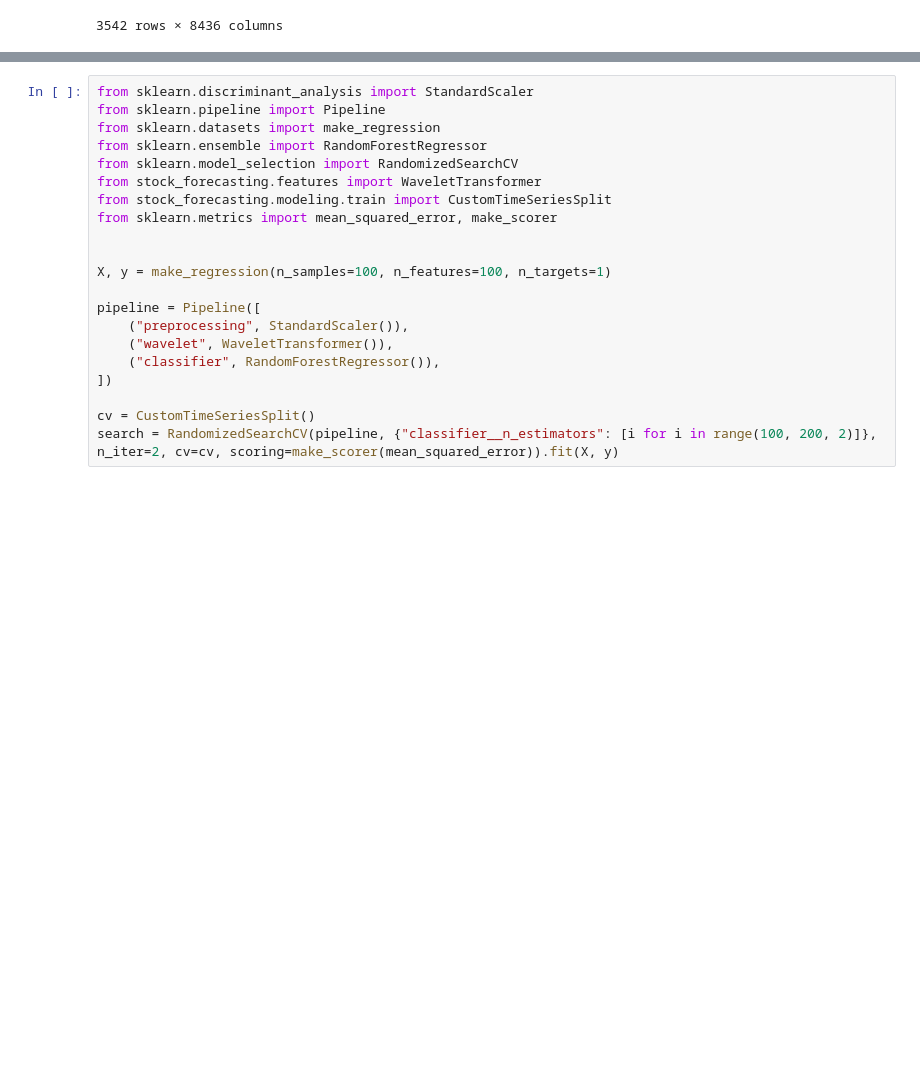
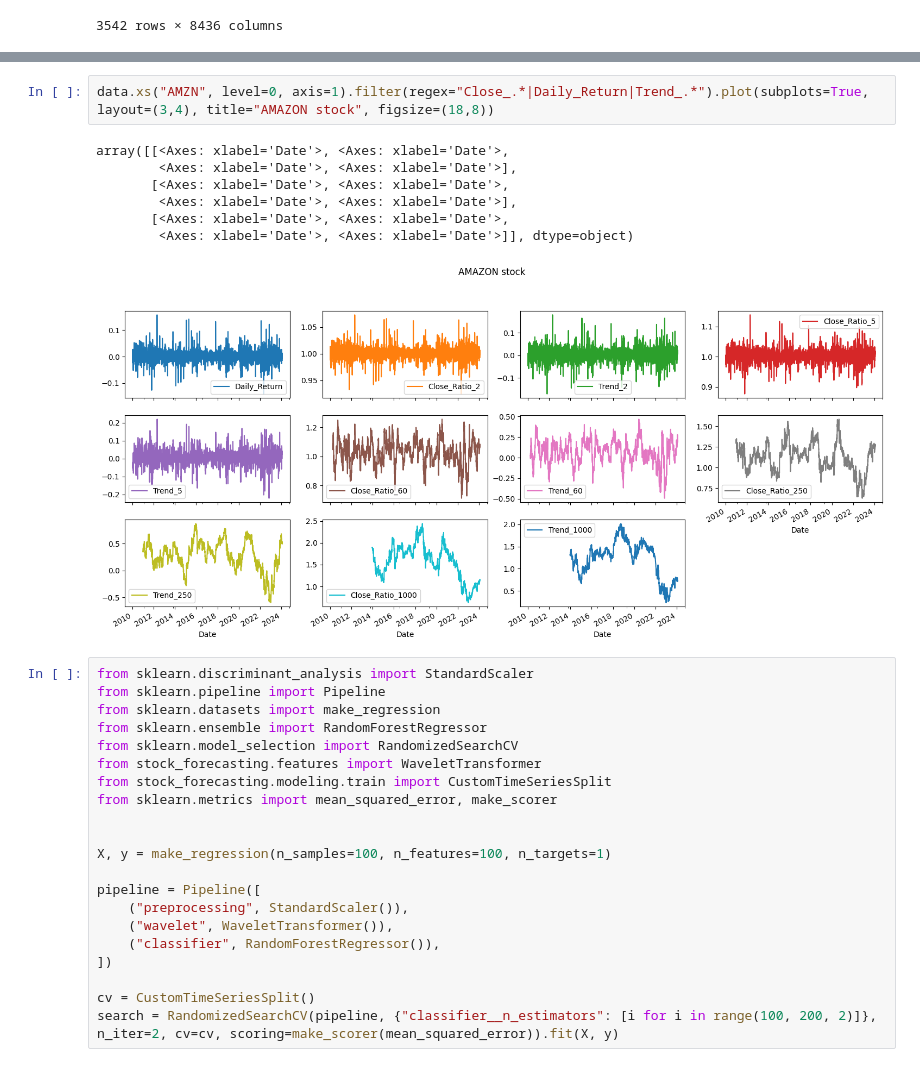
Before and after one commit to PsuperX/stocks-prediction-labia, a Jupyter notebook: notebooks/00-testing.ipynb, the cells around one changed output, grey strips where cells are left out. Drawn from its saved outputs; the diff is of its cells as text; blank space fills up the shorter version.

```diff
--- a/notebooks/00-testing.ipynb
+++ b/notebooks/00-testing.ipynb
@@ -290,3 +177,13 @@ hist.to_pickle("raw.pkl")
+# %%
+data.xs("AMZN", level=0, axis=1).filter(regex="Close_.*|Daily_Return|Trend_.*").plot(subplots=True, layout=(3,4), title="AMAZON stock", figsize=(18,8))
+# %% [output]
+array([[<Axes: xlabel='Date'>, <Axes: xlabel='Date'>,
+        <Axes: xlabel='Date'>, <Axes: xlabel='Date'>],
+       [<Axes: xlabel='Date'>, <Axes: xlabel='Date'>,
+        <Axes: xlabel='Date'>, <Axes: xlabel='Date'>],
+       [<Axes: xlabel='Date'>, <Axes: xlabel='Date'>,
+        <Axes: xlabel='Date'>, <Axes: xlabel='Date'>]], dtype=object)
+[figure, added]
 # %%
 from sklearn.discriminant_analysis import StandardScaler
 from sklearn.pipeline import Pipeline
```
Also changed, not shown: parts of 13 cells of this notebook, 6 other files.
